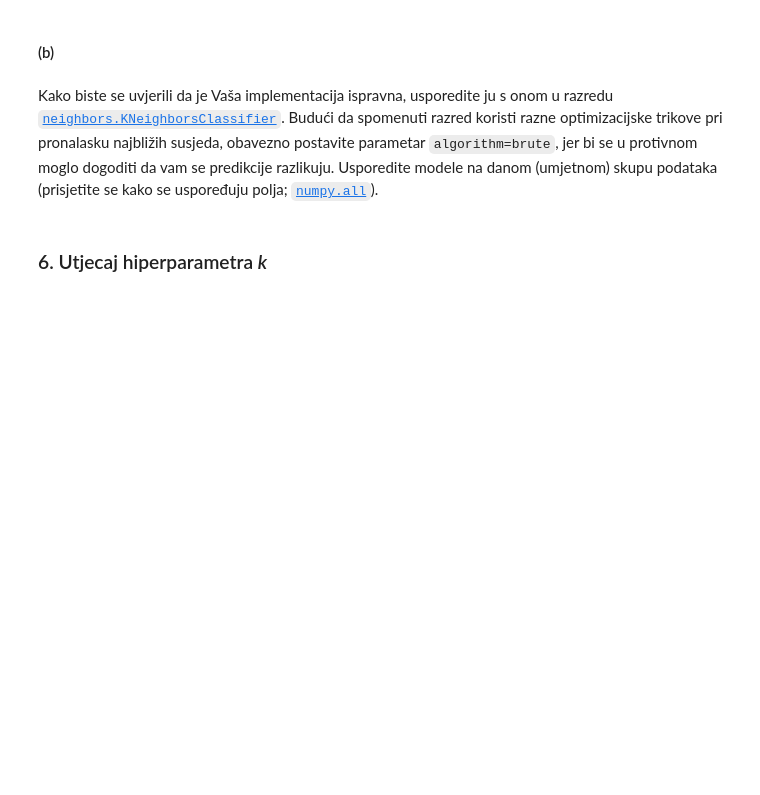
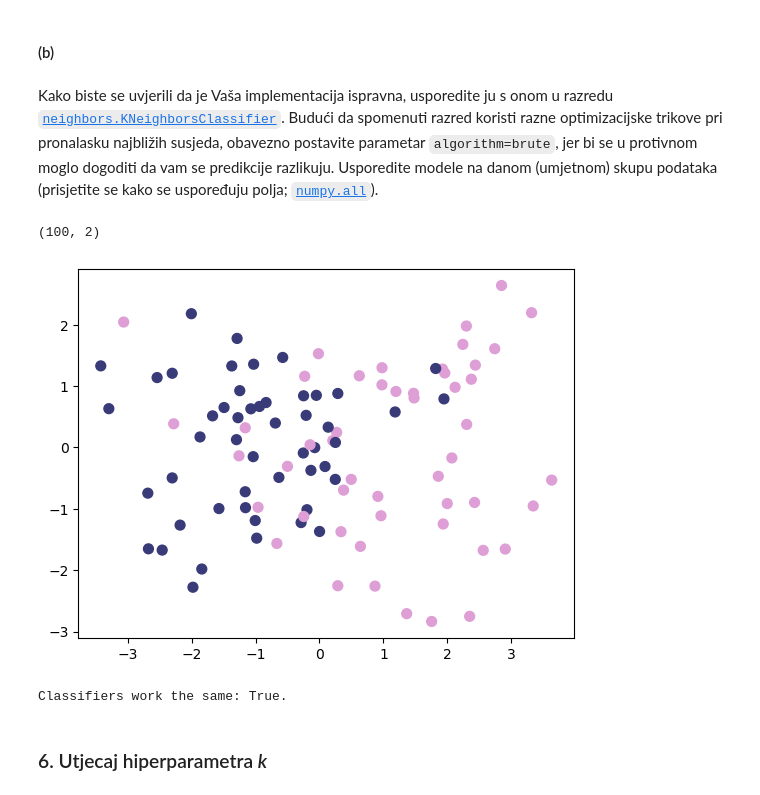
Before and after one commit to IvaGoluza/machine_learning, a Jupyter notebook: SU1-2023-LAB3.ipynb, the cells around one changed output. Cells and saved outputs as stored; diff of their text form; code cells hidden in the pictures; blank space fills up the shorter version.

```diff
--- a/SU1-2023-LAB3.ipynb
+++ b/SU1-2023-LAB3.ipynb
@@ -420,6 +535,10 @@ Kako biste se uvjerili da je Vaša implementacija ispravna, usporedite ju s onom
 # %%
 from sklearn.datasets import make_classification
 X_art, y_art = make_classification(n_samples=100, n_features=2, n_classes=2,
                                    n_redundant=0, n_clusters_per_class=2,
                                    random_state=69)
 plot_2d_clf_problem(X_art, y_art)
+X_art.shape
+# %% [output]
+(100, 2)
+[figure, added]
@@ -430,3 +545,17 @@ from sklearn.neighbors import KNeighborsClassifier
+# %%
+from sklearn.neighbors import KNeighborsClassifier
+
+knn = KNN()
+knn.fit(X_art, y_art)
+y_knn = knn.predict(X_art)
+
+neigh = KNeighborsClassifier(n_neighbors=3, algorithm='brute')
+neigh.fit(X_art, y_art)
+y_knc = neigh.predict(X_art)
+
+print(f'Classifiers work the same: {np.all(y_knn == y_knc)}.')
+# %% [output]
+Classifiers work the same: True.
 # %% [markdown]
 ### 6. Utjecaj hiperparametra *k*
 # %% [markdown]
```
Also changed, not shown: parts of 13 cells of this notebook.
